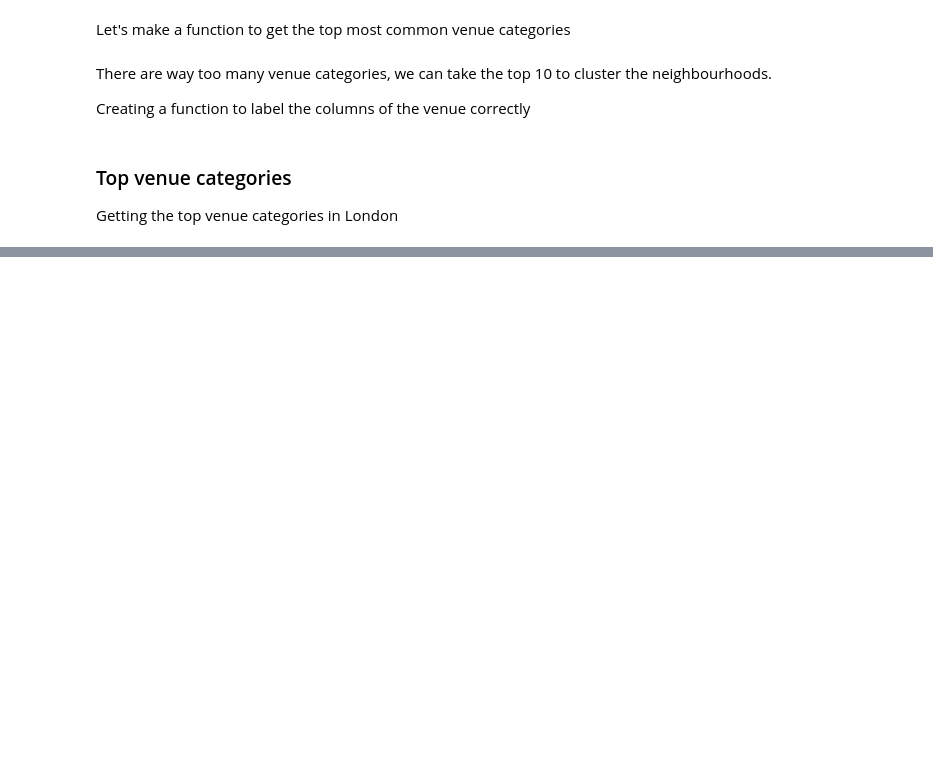
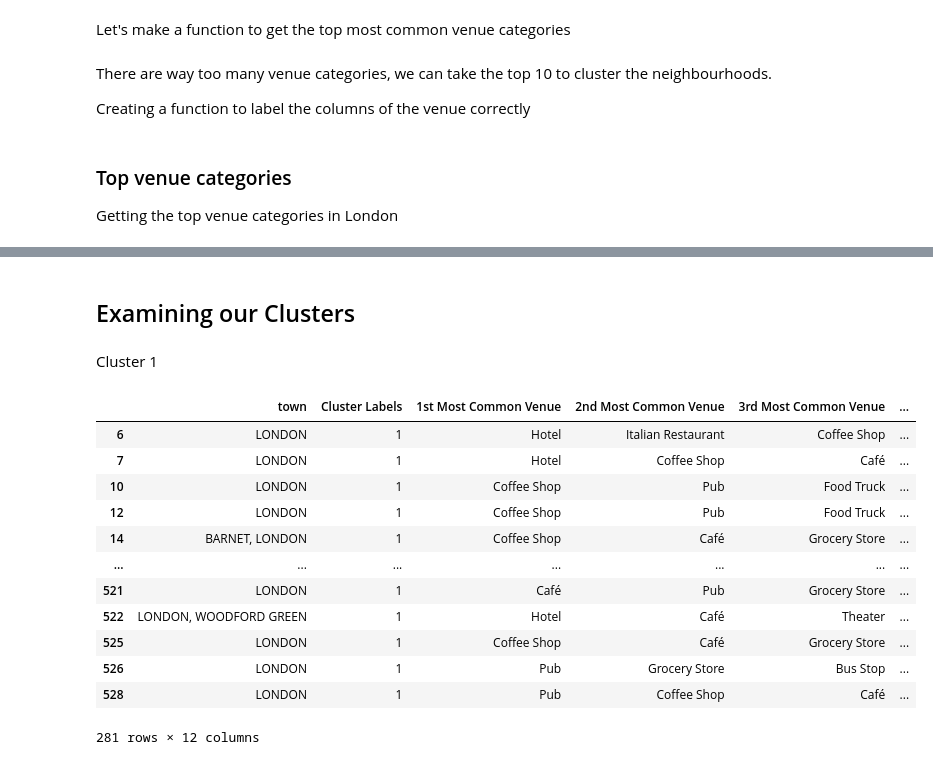
Before and after one commit to amanattar/A-Tale-of-Two-Cities, a Jupyter notebook: Tale_of_Two_Cities_Data_Science_Project.ipynb, the cells around one changed output, grey strips where cells are left out. Drawn from its saved outputs; the diff is of its cells as text; code cells hidden in the pictures; blank space fills up the shorter version.

```diff
--- a/Tale_of_Two_Cities_Data_Science_Project.ipynb
+++ b/Tale_of_Two_Cities_Data_Science_Project.ipynb
@@ -1288,0 +1367,20 @@ Getting the top venue categories in London
+# %% [markdown]
+## Examining our Clusters
+# %% [markdown]
+Cluster 1
+# %%
+london_data_nonan.loc[london_data_nonan['Cluster Labels'] == 1, london_data_nonan.columns[[1] + list(range(5, london_data_nonan.shape[1]))]]
+# %% [output]
+|  | town | Cluster Labels | 1st Most Common Venue | 2nd Most Common Venue | 3rd Most Common Venue | ... |
+| 6 | LONDON | 1 | Hotel | Italian Restaurant | Coffee Shop | ... |
+| 7 | LONDON | 1 | Hotel | Coffee Shop | Café | ... |
+| 10 | LONDON | 1 | Coffee Shop | Pub | Food Truck | ... |
+| 12 | LONDON | 1 | Coffee Shop | Pub | Food Truck | ... |
+| 14 | BARNET, LONDON | 1 | Coffee Shop | Café | Grocery Store | ... |
+| ... | ... | ... | ... | ... | ... | ... |
+| 521 | LONDON | 1 | Café | Pub | Grocery Store | ... |
+| 522 | LONDON, WOODFORD GREEN | 1 | Hotel | Café | Theater | ... |
+| 525 | LONDON | 1 | Coffee Shop | Café | Grocery Store | ... |
+| 526 | LONDON | 1 | Pub | Grocery Store | Bus Stop | ... |
+| 528 | LONDON | 1 | Pub | Coffee Shop | Café | ... |
+281 rows × 12 columns
```
Also changed, not shown: parts of 22 cells of this notebook.
